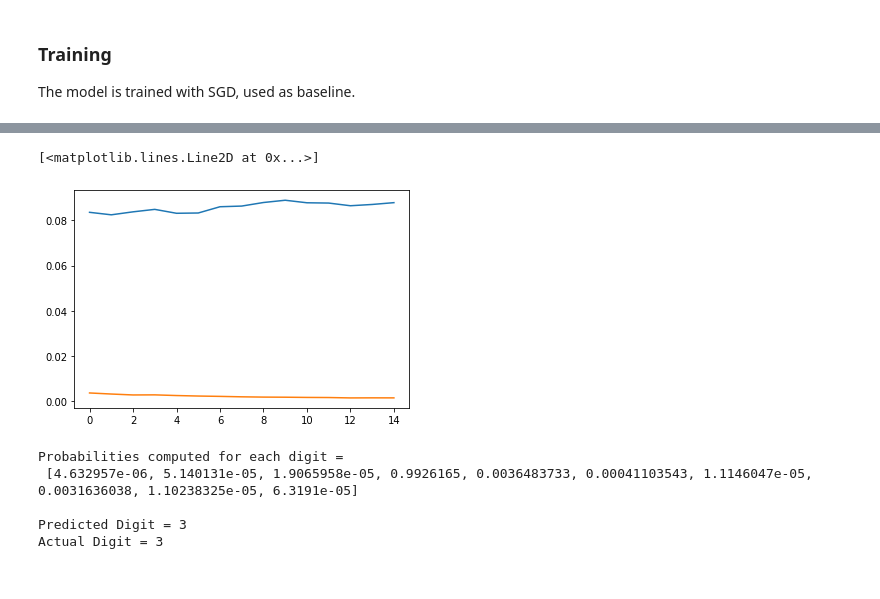
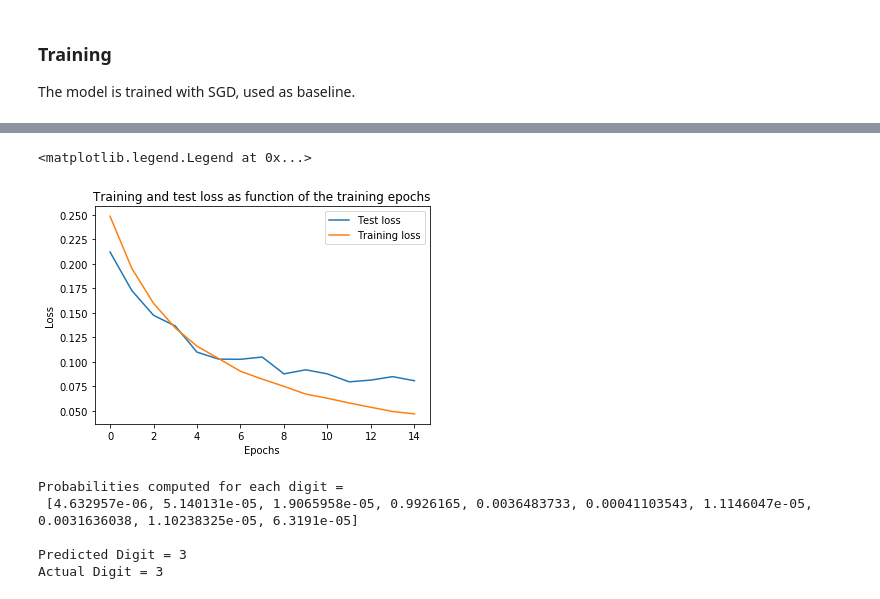
Before and after one commit to JoachimLandtmeters/OptMLproject, a Jupyter notebook: MNIST.ipynb, the cells around one changed output, grey strips where cells are left out. Drawn from its saved outputs; the diff is of its cells as text; code cells hidden in the pictures.

```diff
--- a/MNIST.ipynb
+++ b/MNIST.ipynb
@@ -126,0 +104,12 @@ criterion = nn.NLLLoss()
+# %%
+# Input and output sizes and network structure are defined.
+input_size = 784
+output_size = 10
+sizes = [input_size,128,64,output_size]
+
+# The model is built
+model=fully_connected_NN(sizes)
+print(model)
+
+# Loss of the model is defined.
+criterion = nn.NLLLoss()
@@ -128,7 +126,7 @@ criterion = nn.NLLLoss()
 ### Training
 The model is trained with SGD, used as baseline.
 # %%
-r=0.003
+lr=0.003
 momentum=0.9
 optimizer = optim.SGD(model.parameters(), lr=0.003, momentum=0.9)
 time0 = time()
@@ -156,11 +154,13 @@ Training Time (in minutes) = 5.931899897257487
-# %%
-plt.plot(test_losses)
-plt.plot(train_losses)
-
-#che cazzz?? cresce ed è molto piu grande della train loss
-# %% [output]
-[<matplotlib.lines.Line2D at 0x...>]
-[figure, removed]
+# %%
+plt.plot(test_losses,label='Test loss')
+plt.plot(train_losses,label='Training loss')
+plt.xlabel('Epochs')
+plt.ylabel('Loss')
+plt.title('Training and test loss as function of the training epochs')
+plt.legend()
+# %% [output]
+<matplotlib.legend.Legend at 0x...>
+[figure, added]
 # %%
 # This cell gives insight into how the prediction process works.
 images, labels = next(iter(valloader))
```
Also changed, not shown: parts of 8 cells of this notebook, 21 other files.
